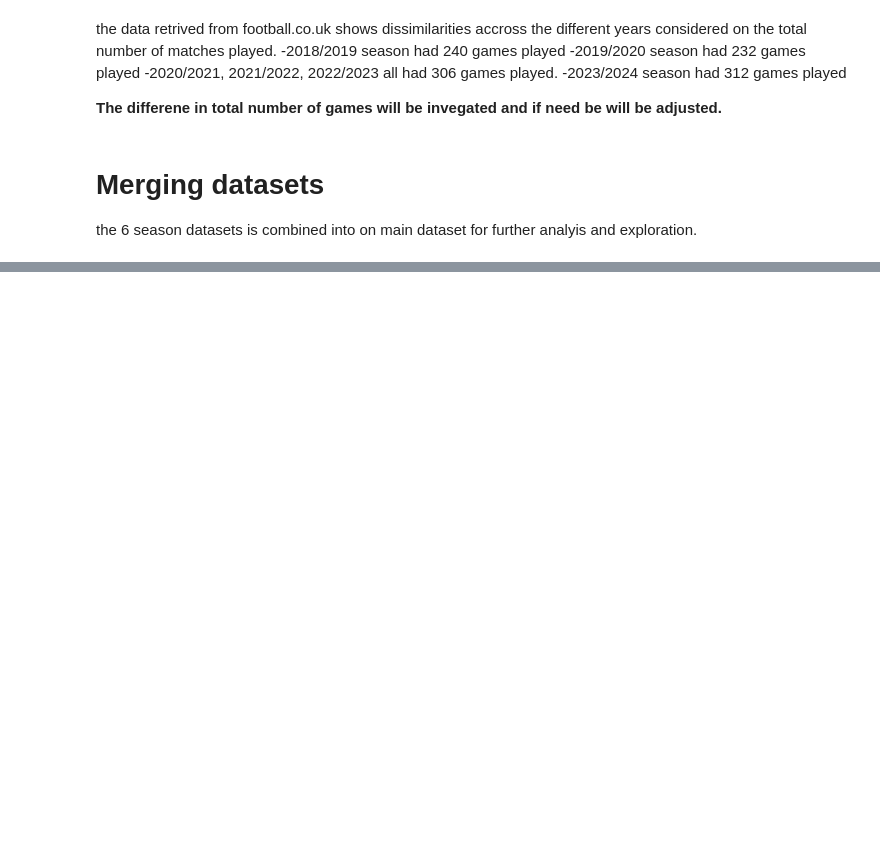
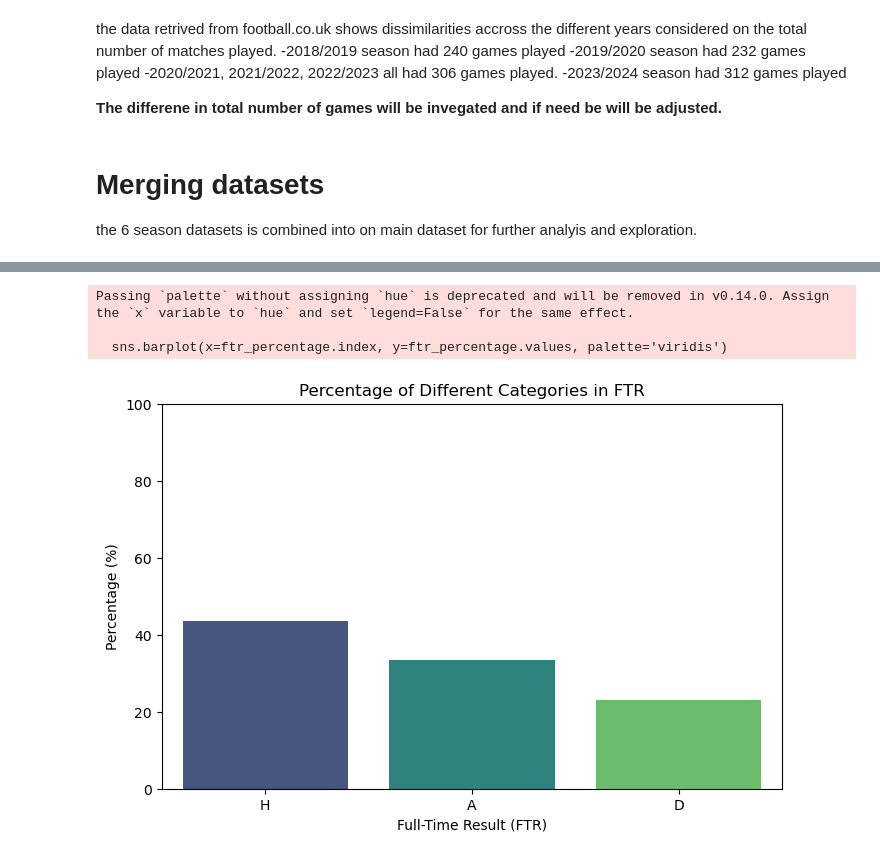
Before and after one commit to Langsi97/Master-Thesis, a Jupyter notebook: Codes.ipynb, the cells around one changed output, grey strips where cells are left out. Cells and saved outputs as stored; diff of their text form; code cells hidden in the pictures; blank space fills up the shorter version.

```diff
--- a/Codes.ipynb
+++ b/Codes.ipynb
@@ -64,0 +133,16 @@ merged_data.shape
+# %%
+# Plot the percentages of different categories in FTR
+plt.figure(figsize=(8, 5))  # Set the figure size
+sns.barplot(x=ftr_percentage.index, y=ftr_percentage.values, palette='viridis')
+
+# Show the plot
+plt.title('Percentage of Different Categories in FTR')
+plt.xlabel('Full-Time Result (FTR)')
+plt.ylabel('Percentage (%)')
+plt.ylim(0, 100)  # Set y-axis limit to 100%
+plt.show()
+# %% [output]
+Passing `palette` without assigning `hue` is deprecated and will be removed in v0.14.0. Assign the `x` variable to `hue` and set `legend=False` for the same effect.
+
+  sns.barplot(x=ftr_percentage.index, y=ftr_percentage.values, palette='viridis')
+[figure, added]
```
Also changed, not shown: parts of 18 cells of this notebook, 1 other file.
